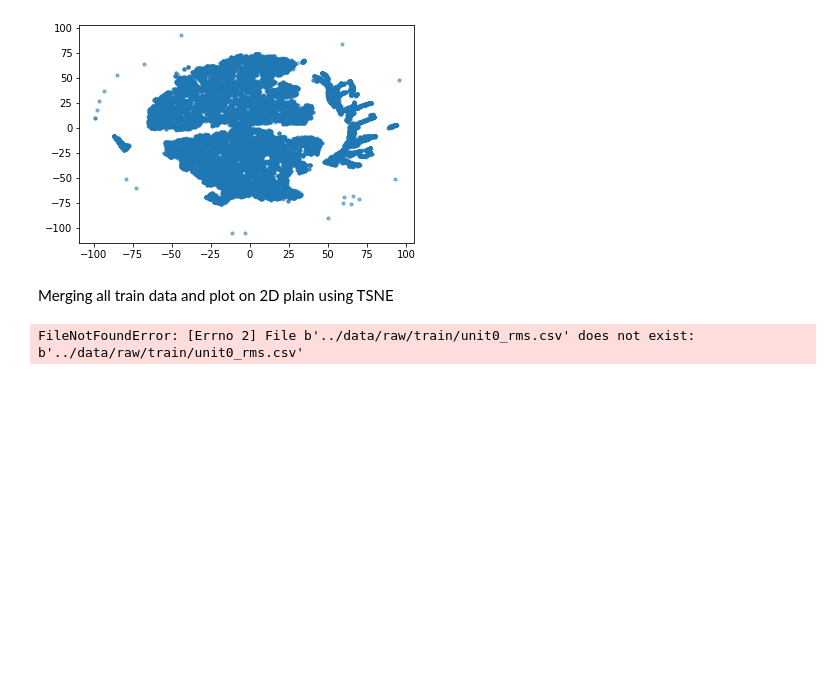
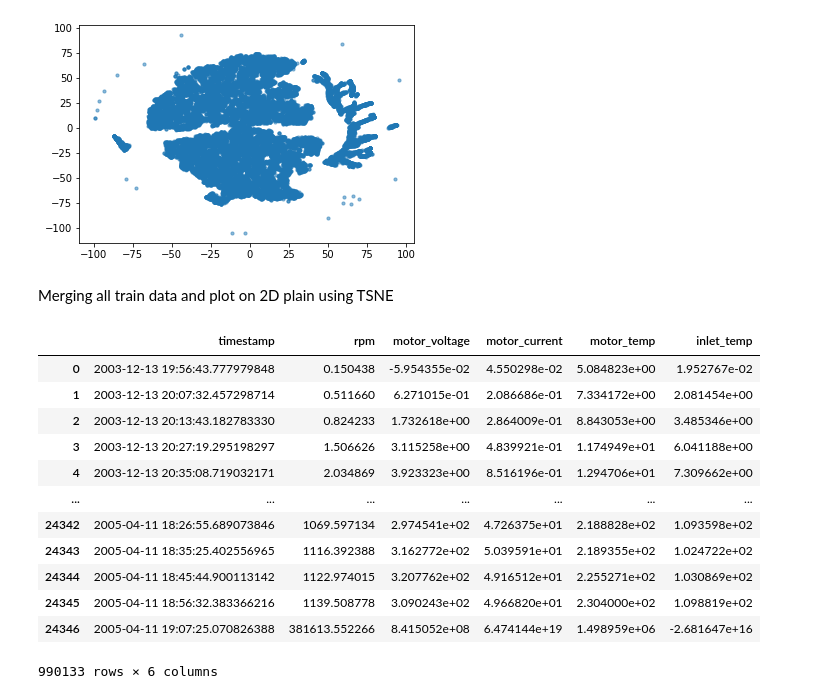
Before and after one commit to telenovelachuan/predictive_widget_maintenance, a Jupyter notebook: notebooks/clustering.ipynb, the cells around one changed output. Cells and saved outputs as stored; diff of their text form; code cells hidden in the pictures; blank space fills up the shorter version.

```diff
--- a/notebooks/clustering.ipynb
+++ b/notebooks/clustering.ipynb
@@ -70,11 +68,23 @@ plt.show()
 Merging all train data and plot on 2D plain using TSNE
 # %%
 units = range(0, 20)
-df = pd.DataFrame()
+df_all = pd.DataFrame()
 for idx, unit in enumerate(units):
-    file_name = "../data/raw/train/unit{}_rms.csv".format(unit)
+    file_name = "../data/raw/train/unit{}_rms.csv".format("000{}".format(unit) if unit < 10 else "00{}".format(unit))
     file_df = pd.read_csv(file_name)
-    df.append(file_df)
-df
+    df_all = df_all.append(file_df)
+df_all
 # %% [output]
+|  | timestamp | rpm | motor_voltage | motor_current | motor_temp | inlet_temp |
+| 0 | 2003-12-13 19:56:43.777979848 | 0.150438 | -5.954355e-02 | 4.550298e-02 | 5.084823e+00 | 1.952767e-02 |
+| 1 | 2003-12-13 20:07:32.457298714 | 0.511660 | 6.271015e-01 | 2.086686e-01 | 7.334172e+00 | 2.081454e+00 |
+| 2 | 2003-12-13 20:13:43.182783330 | 0.824233 | 1.732618e+00 | 2.864009e-01 | 8.843053e+00 | 3.485346e+00 |
+| 3 | 2003-12-13 20:27:19.295198297 | 1.506626 | 3.115258e+00 | 4.839921e-01 | 1.174949e+01 | 6.041188e+00 |
+| 4 | 2003-12-13 20:35:08.719032171 | 2.034869 | 3.923323e+00 | 8.516196e-01 | 1.294706e+01 | 7.309662e+00 |
+| ... | ... | ... | ... | ... | ... | ... |
+| 24342 | 2005-04-11 18:26:55.689073846 | 1069.597134 | 2.974541e+02 | 4.726375e+01 | 2.188828e+02 | 1.093598e+02 |
+| 24343 | 2005-04-11 18:35:25.402556965 | 1116.392388 | 3.162772e+02 | 5.039591e+01 | 2.189355e+02 | 1.024722e+02 |
+| 24344 | 2005-04-11 18:45:44.900113142 | 1122.974015 | 3.207762e+02 | 4.916512e+01 | 2.255271e+02 | 1.030869e+02 |
+| 24345 | 2005-04-11 18:56:32.383366216 | 1139.508778 | 3.090243e+02 | 4.966820e+01 | 2.304000e+02 | 1.098819e+02 |
+| 24346 | 2005-04-11 19:07:25.070826388 | 381613.552266 | 8.415052e+08 | 6.474144e+19 | 1.498959e+06 | -2.681647e+16 |
-FileNotFoundError: [Errno 2] File b'../data/raw/train/unit0_rms.csv' does not exist: b'../data/raw/train/unit0_rms.csv'
+990133 rows × 6 columns
```
Also changed, not shown: parts of 2 cells of this notebook.
